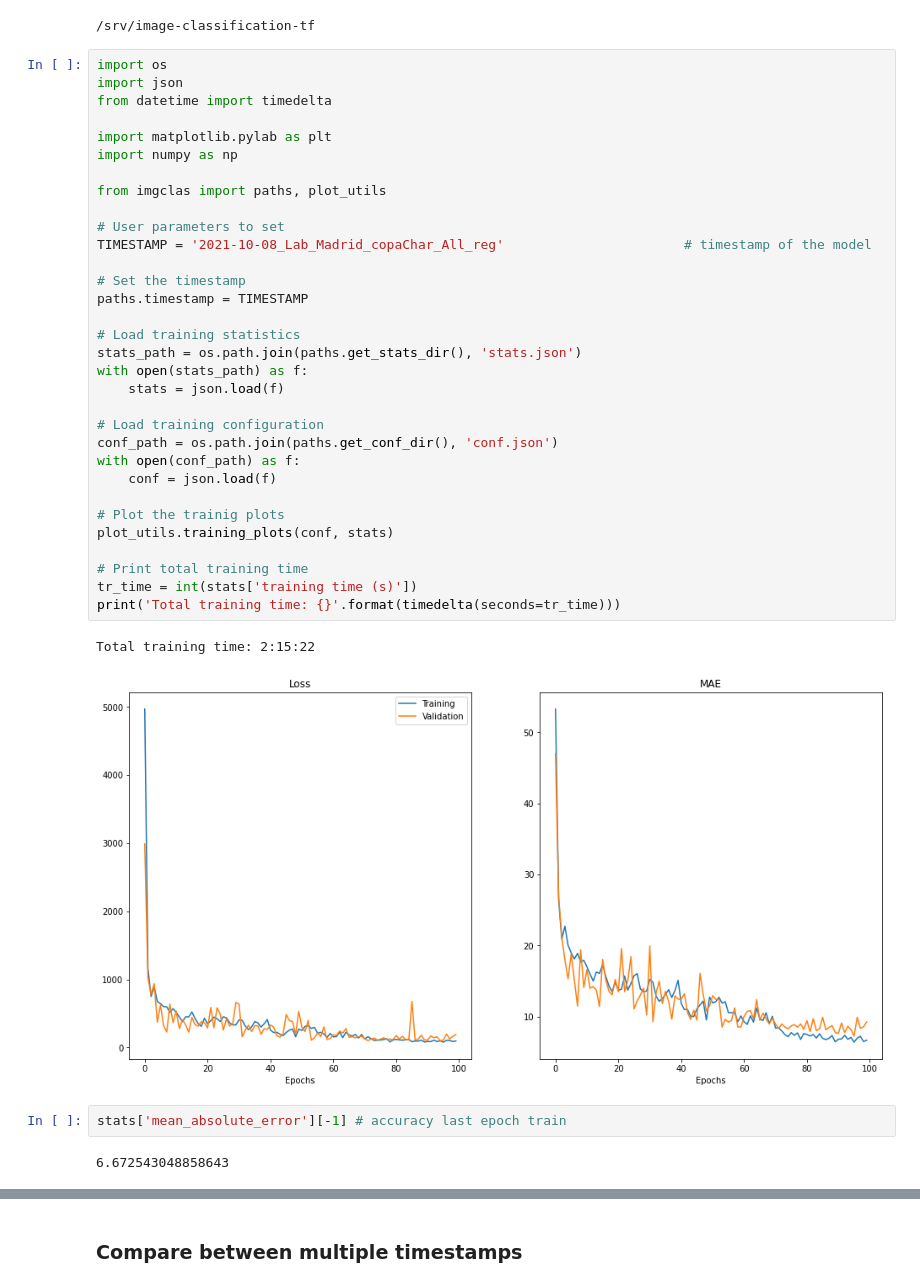
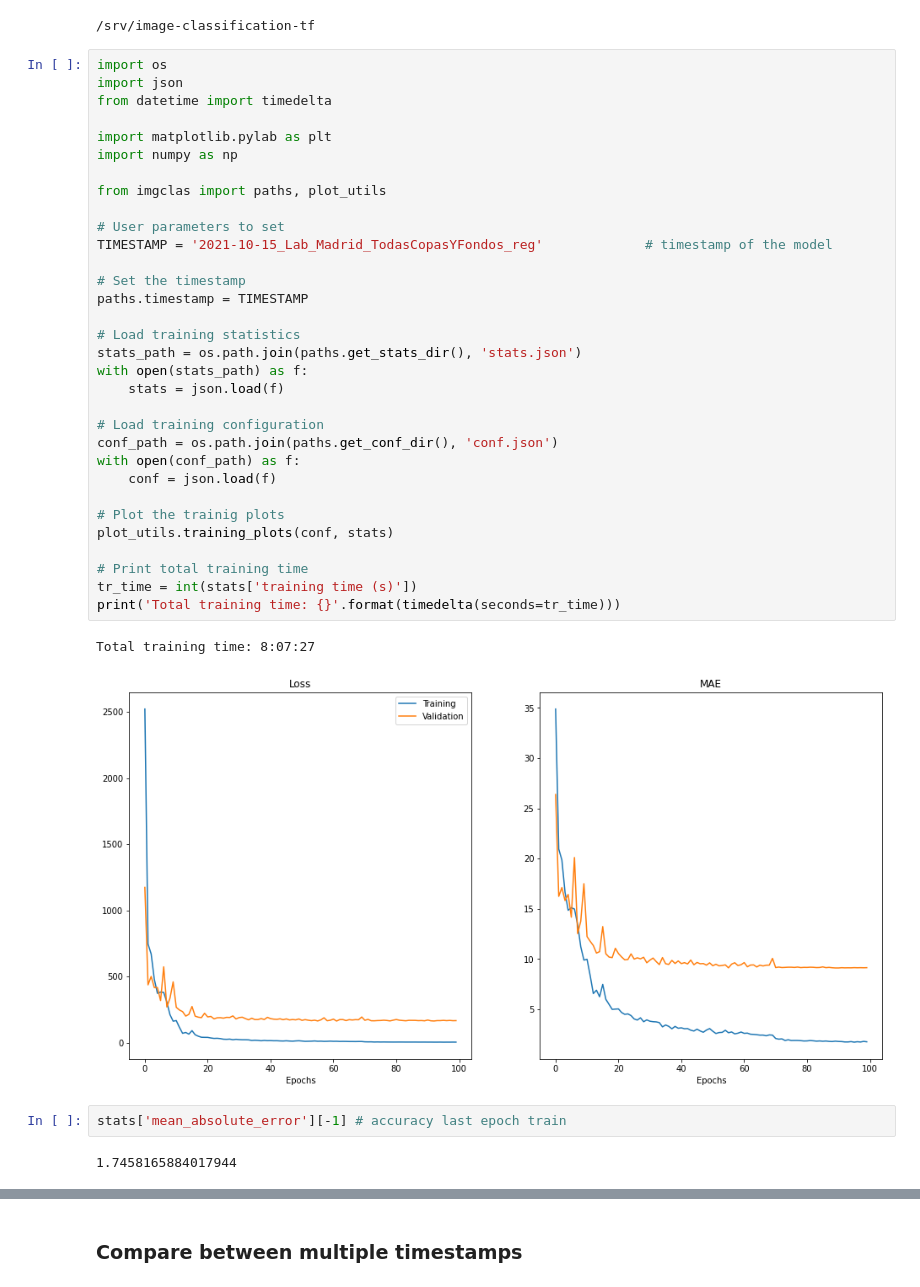
Before and after one commit to MiriamCobo/BrainGut-WineUp, a Jupyter notebook: notebooks/2.0-Model_training.ipynb, the cells around one changed output, grey strips where cells are left out. Saved outputs shown, nothing was run; the diff lists cells and outputs as text.

Commit message:
Testing all cups Madrid neural network

```diff
--- a/notebooks/2.0-Model_training.ipynb
+++ b/notebooks/2.0-Model_training.ipynb
@@ -51,40 +51,40 @@ import os
 import json
 from datetime import timedelta
 
 import matplotlib.pylab as plt
 import numpy as np
 
 from imgclas import paths, plot_utils
 
 # User parameters to set
-TIMESTAMP = '2021-10-08_Lab_Madrid_copaChar_All_reg'                       # timestamp of the model
+TIMESTAMP = '2021-10-15_Lab_Madrid_TodasCopasYFondos_reg'             # timestamp of the model
 
 # Set the timestamp
 paths.timestamp = TIMESTAMP
 
 # Load training statistics
 stats_path = os.path.join(paths.get_stats_dir(), 'stats.json')
 with open(stats_path) as f:
     stats = json.load(f)
 
 # Load training configuration
 conf_path = os.path.join(paths.get_conf_dir(), 'conf.json')
 with open(conf_path) as f:
     conf = json.load(f)
 
 # Plot the trainig plots
 plot_utils.training_plots(conf, stats)
 
 # Print total training time
 tr_time = int(stats['training time (s)'])
 print('Total training time: {}'.format(timedelta(seconds=tr_time)))
 # %% [output]
-Total training time: 2:15:22
+Total training time: 8:07:27
-[figure, old version]
+[figure, new version]
 # %%
 stats['mean_absolute_error'][-1] # accuracy last epoch train
 # %% [output]
-6.672543048858643
+1.7458165884017944
 # %%
 stats['val_mean_absolute_error'][-1] # acc last epoch val
 # %% [output]
```
Also changed, not shown: parts of 3 cells of this notebook, 5 other files.
